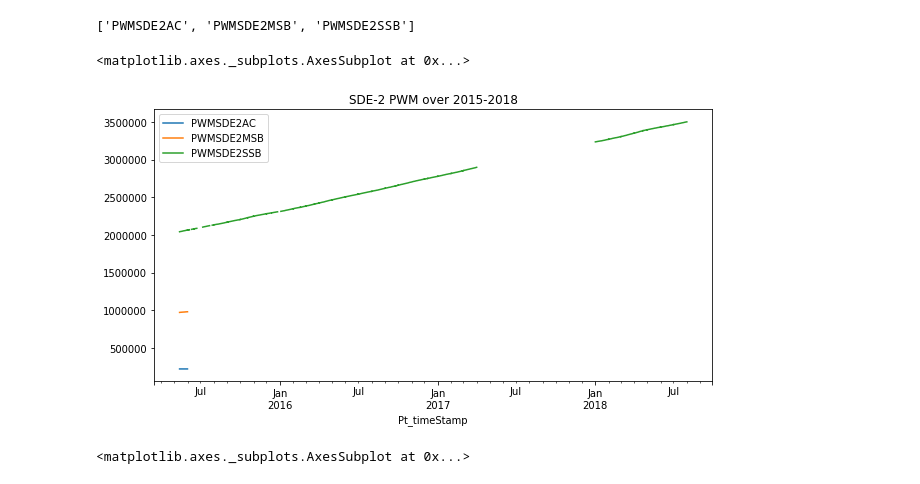
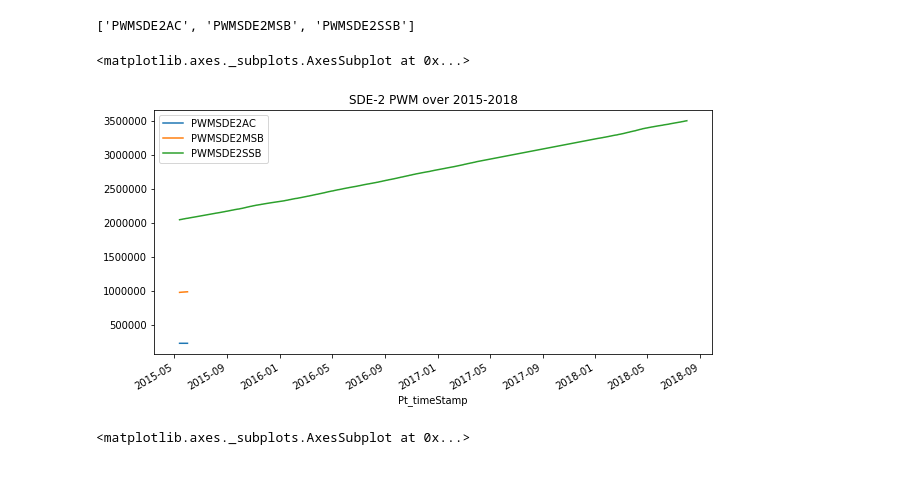
Before and after one commit to tkokkeng/KE5105-Time-Series-Forecasting, a Jupyter notebook: exploration/etl3.ipynb, the cells around one changed output. Drawn from its saved outputs; the diff is of its cells as text; code cells hidden in the pictures.

Commit message:
Refactored myUtilities
Refactored myUtilities.py for re-indexing missing dates and others, added function calls for re-indexing in the etl3.ipynb.

```diff
--- a/exploration/etl3.ipynb
+++ b/exploration/etl3.ipynb
@@ -155,4 +159,4 @@ sde2_df['PWMSDE2SSB'].plot(figsize=(10, 5), title='Merged PWMSDE2SSB PWM over 20
 myUtils.combine_csv_files_by_bldg('SDE-2')
 # %%
 # Read the csv file.
-new_sde2_df = pd.read_csv('source/combined_bldg_data/SDE-2.csv', index_col=0, parse_dates=True)
+new_sde2_list = myUtils.load_data_by_bldg(['SDE-2'], 'combined')
@@ -171,14 +185,14 @@ memory usage: 2.2 MB
 # %%
 sde2_PWM_columns = []
-for i in new_sde2_df.columns:
+for i in new_sde2_list[0][1].columns:
     if 'PWM' in i:
         sde2_PWM_columns.append(i)
 sde2_PWM_columns
 # %% [output]
 ['PWMSDE2AC', 'PWMSDE2MSB', 'PWMSDE2SSB']
 # %%
-new_sde2_df.loc[:, sde2_PWM_columns].plot(figsize=(10, 5), title='SDE-2 PWM over 2015-2018')
+new_sde2_list[0][1].loc[:, sde2_PWM_columns].plot(figsize=(10, 5), title='SDE-2 PWM over 2015-2018')
 # %% [output]
 <matplotlib.axes._subplots.AxesSubplot at 0x...>
-[figure, old version]
+[figure, new version]
 # %%
```
Also changed, not shown: parts of 30 cells of this notebook, 1 other file.
